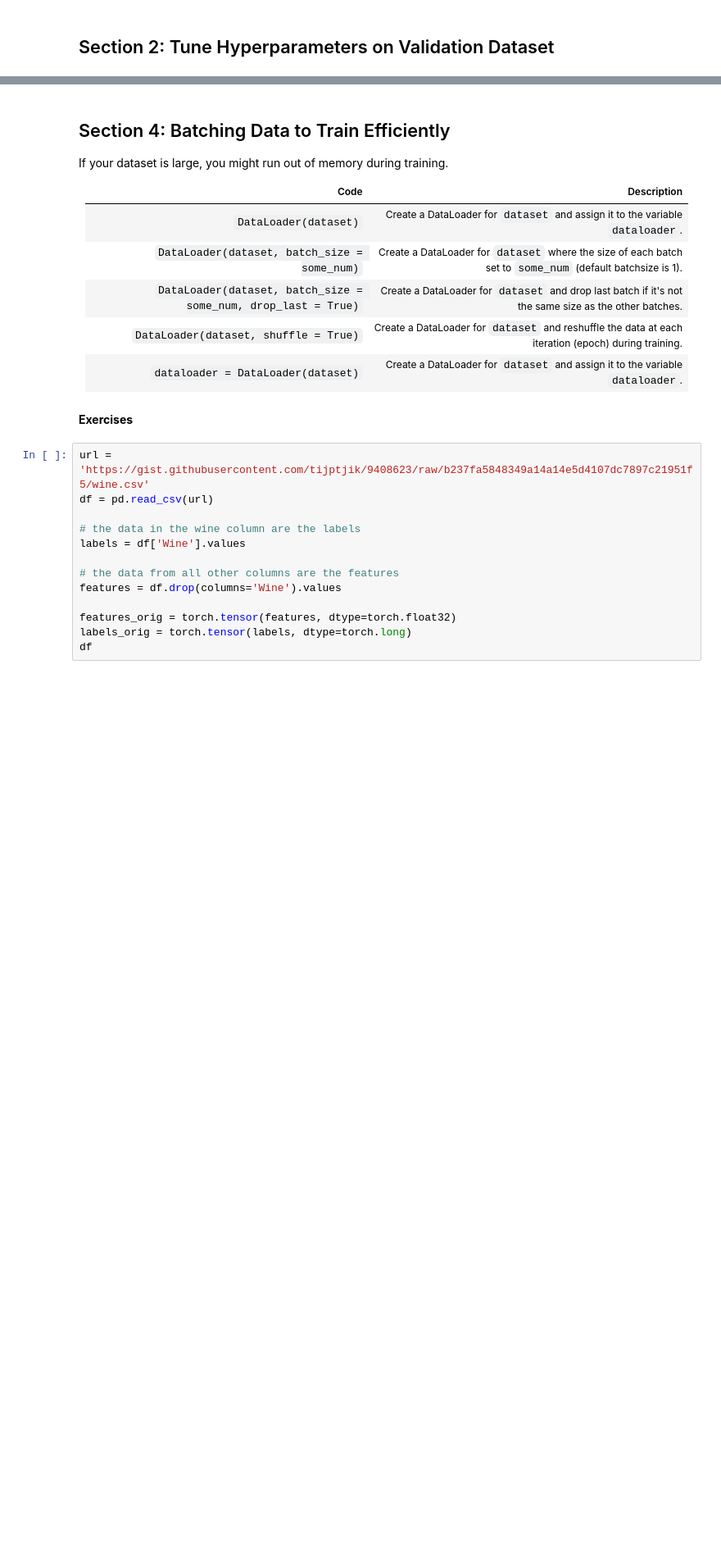
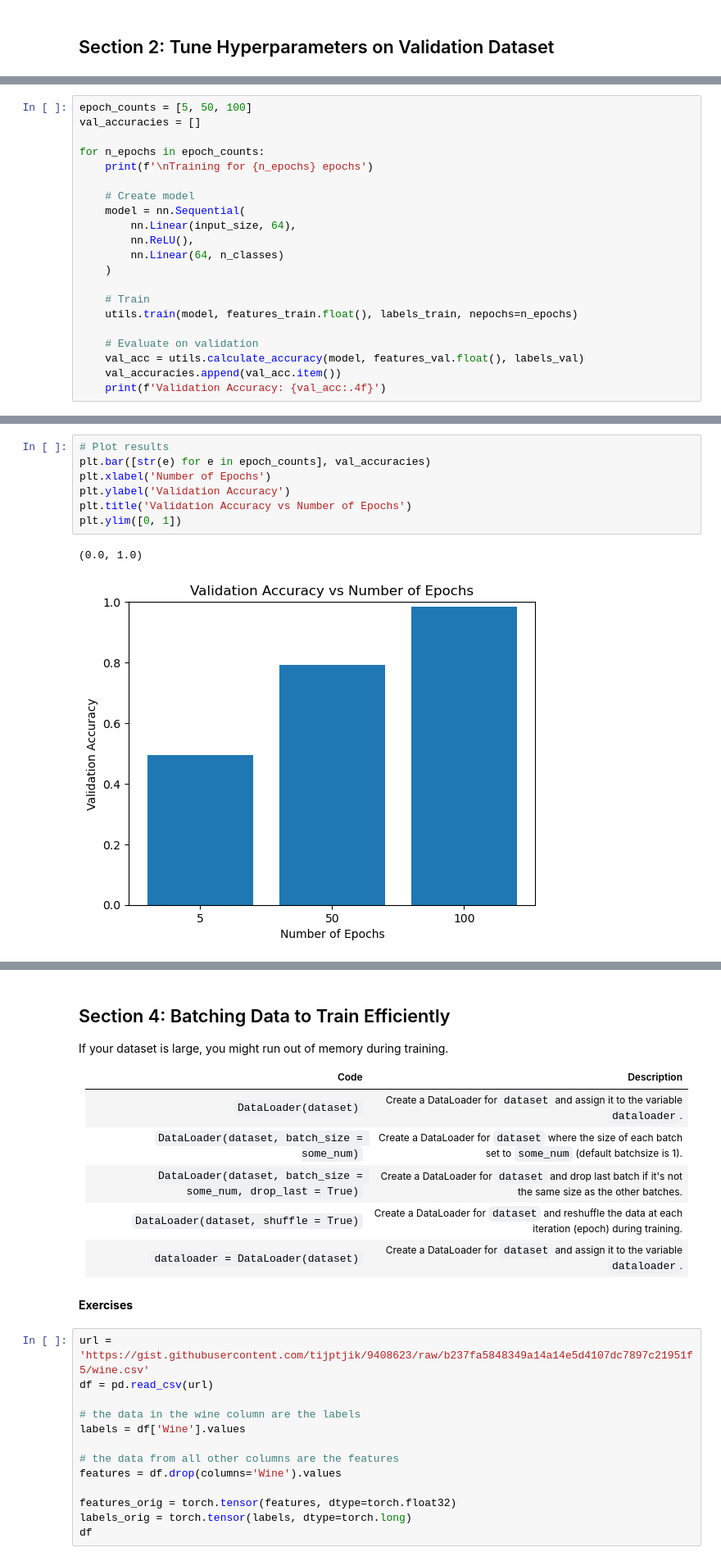
Before and after one commit to atleer/intro-to-deep-learning-dev, a Jupyter notebook: Day02/08_train_test_splitting_and_hyperparameter_tuning.ipynb/08_train_test_splitting_and_hyperparameter_tuning.ipynb, the cells around one changed output, grey strips where cells are left out. Shown at 82% size. Cells and saved outputs as stored; diff of their text form; blank space fills up the shorter version.

```diff
--- a/Day02/08_train_test_splitting_and_hyperparameter_tuning.ipynb/08_train_test_splitting_and_hyperparameter_tuning.ipynb
+++ b/Day02/08_train_test_splitting_and_hyperparameter_tuning.ipynb/08_train_test_splitting_and_hyperparameter_tuning.ipynb
@@ -198,0 +337,21 @@ train_data[0]
+# %%
+epoch_counts = [5, 50, 100]
+val_accuracies = []
+
+for n_epochs in epoch_counts:
+    print(f'\nTraining for {n_epochs} epochs')
+
+    # Create model
+    model = nn.Sequential(
+        nn.Linear(input_size, 64),
+        nn.ReLU(),
+        nn.Linear(64, n_classes)
+    )
+
+    # Train
+    utils.train(model, features_train.float(), labels_train, nepochs=n_epochs)
+
+    # Evaluate on validation
+    val_acc = utils.calculate_accuracy(model, features_val.float(), labels_val)
+    val_accuracies.append(val_acc.item())
+    print(f'Validation Accuracy: {val_acc:.4f}')
@@ -198,0 +367,10 @@ train_data[0]
+# %%
+# Plot results
+plt.bar([str(e) for e in epoch_counts], val_accuracies)
+plt.xlabel('Number of Epochs')
+plt.ylabel('Validation Accuracy')
+plt.title('Validation Accuracy vs Number of Epochs')
+plt.ylim([0, 1])
+# %% [output]
+(0.0, 1.0)
+[figure, added]
```
Also changed, not shown: parts of 57 cells of this notebook.
